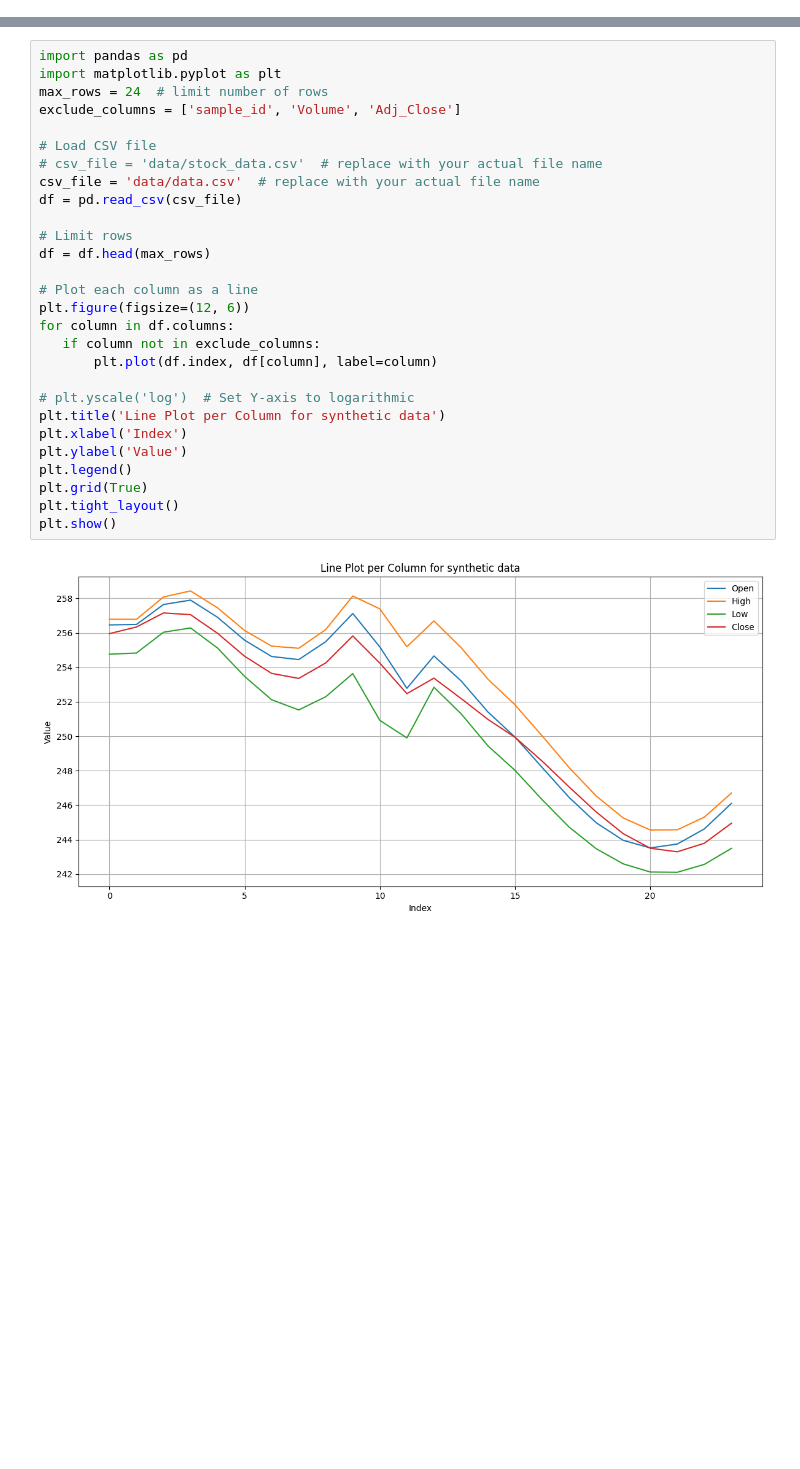
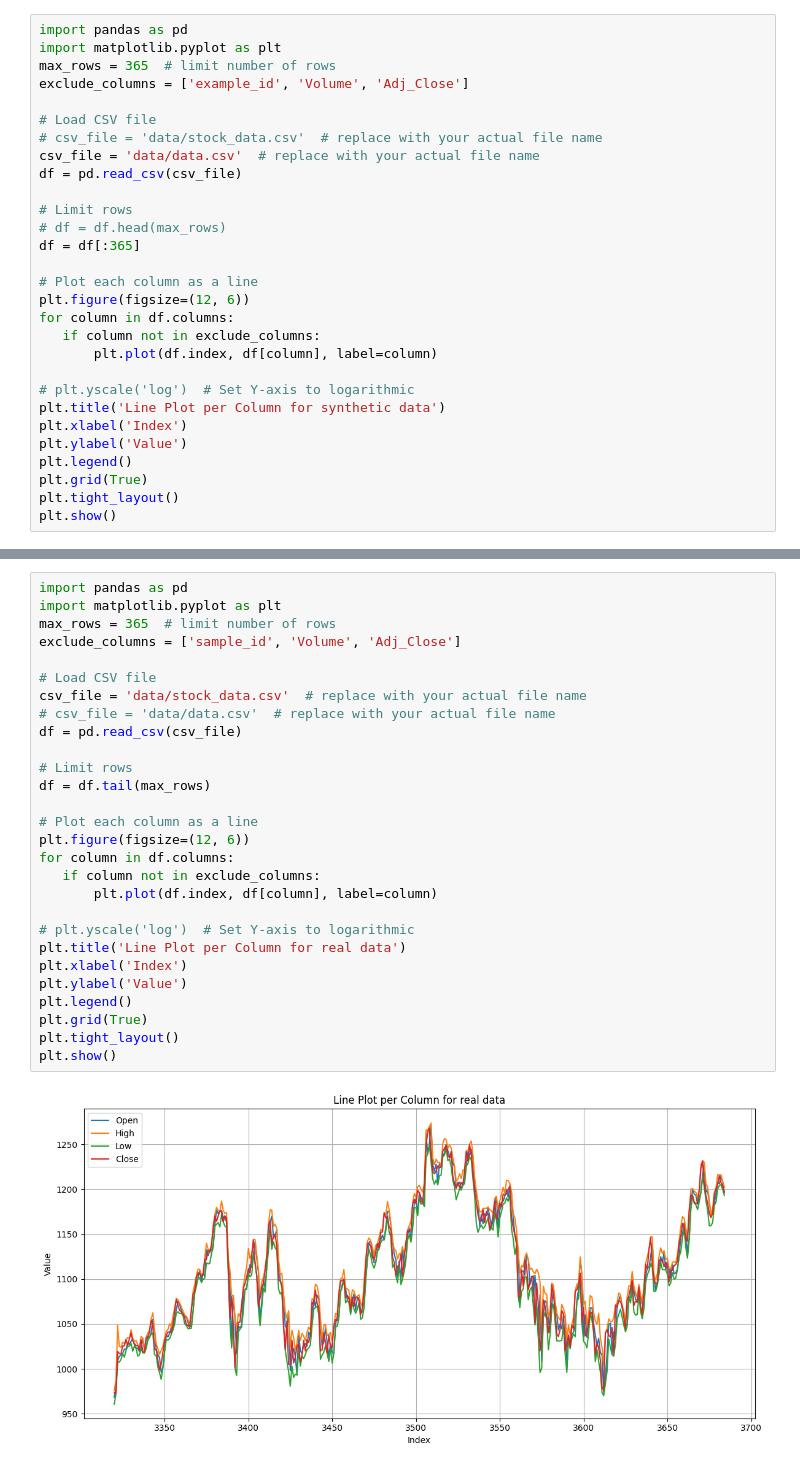
Before and after one commit to minhanh151/Image_TimeSeries_Generation, a Jupyter notebook: Time-Gen-AI/visualize_example.ipynb, the cells around one changed output, grey strips where cells are left out. Drawn from its saved outputs; the diff is of its cells as text; blank space fills up the shorter version.

```diff
--- a/Time-Gen-AI/visualize_example.ipynb
+++ b/Time-Gen-AI/visualize_example.ipynb
@@ -0,0 +1,29 @@
+# %%
+import pandas as pd
+import matplotlib.pyplot as plt
+max_rows = 365  # limit number of rows
+exclude_columns = ['example_id', 'Volume', 'Adj_Close']
+
+# Load CSV file
+# csv_file = 'data/stock_data.csv'  # replace with your actual file name
+csv_file = 'data/data.csv'  # replace with your actual file name
+df = pd.read_csv(csv_file)
+
+# Limit rows
+# df = df.head(max_rows)
+df = df[:365]
+
+# Plot each column as a line
+plt.figure(figsize=(12, 6))
+for column in df.columns:
+   if column not in exclude_columns:
+       plt.plot(df.index, df[column], label=column)
+
+# plt.yscale('log')  # Set Y-axis to logarithmic
+plt.title('Line Plot per Column for synthetic data')
+plt.xlabel('Index')
+plt.ylabel('Value')
+plt.legend()
+plt.grid(True)
+plt.tight_layout()
+plt.show()
@@ -1,30 +32,30 @@
 # %%
 import pandas as pd
 import matplotlib.pyplot as plt
-max_rows = 24  # limit number of rows
+max_rows = 365  # limit number of rows
 exclude_columns = ['sample_id', 'Volume', 'Adj_Close']
 
 # Load CSV file
-# csv_file = 'data/stock_data.csv'  # replace with your actual file name
-csv_file = 'data/data.csv'  # replace with your actual file name
+csv_file = 'data/stock_data.csv'  # replace with your actual file name
+# csv_file = 'data/data.csv'  # replace with your actual file name
 df = pd.read_csv(csv_file)
 
 # Limit rows
-df = df.head(max_rows)
+df = df.tail(max_rows)
 
 # Plot each column as a line
 plt.figure(figsize=(12, 6))
 for column in df.columns:
    if column not in exclude_columns:
        plt.plot(df.index, df[column], label=column)
 
 # plt.yscale('log')  # Set Y-axis to logarithmic
-plt.title('Line Plot per Column for synthetic data')
+plt.title('Line Plot per Column for real data')
 plt.xlabel('Index')
 plt.ylabel('Value')
 plt.legend()
 plt.grid(True)
 plt.tight_layout()
 plt.show()
 # %% [output]
-[figure, old version]
+[figure, new version]
```
Also changed, not shown: parts of 4 cells of this notebook, 1 other file.
